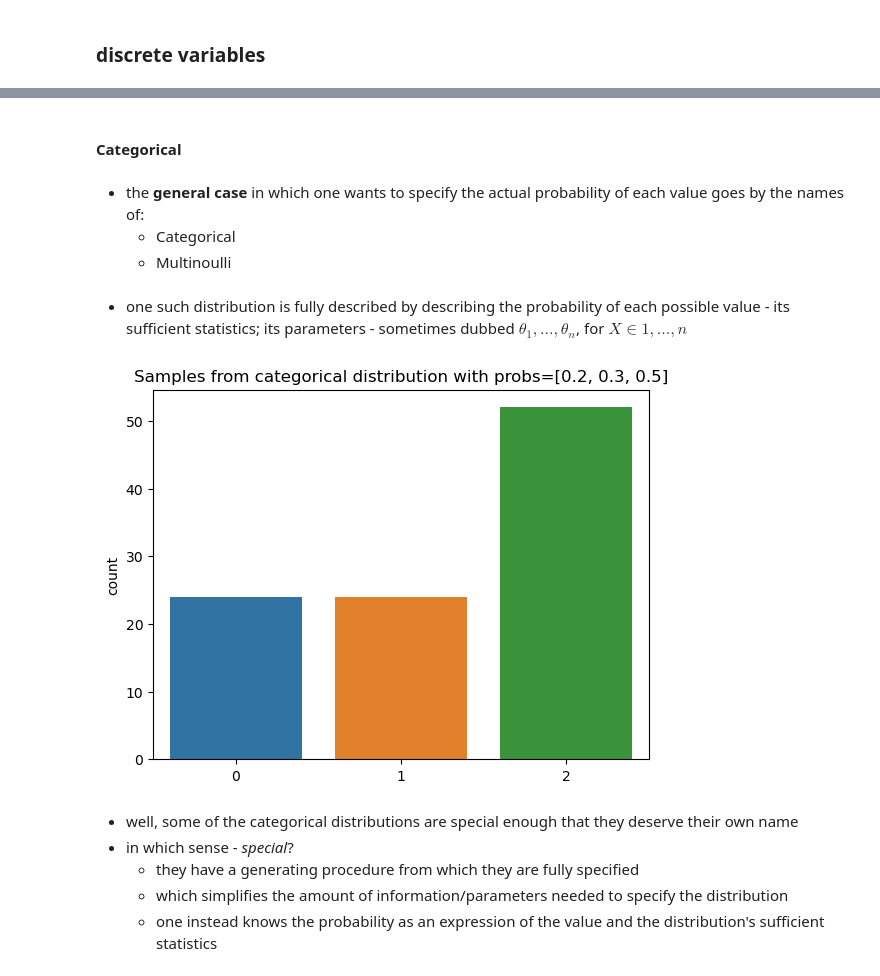
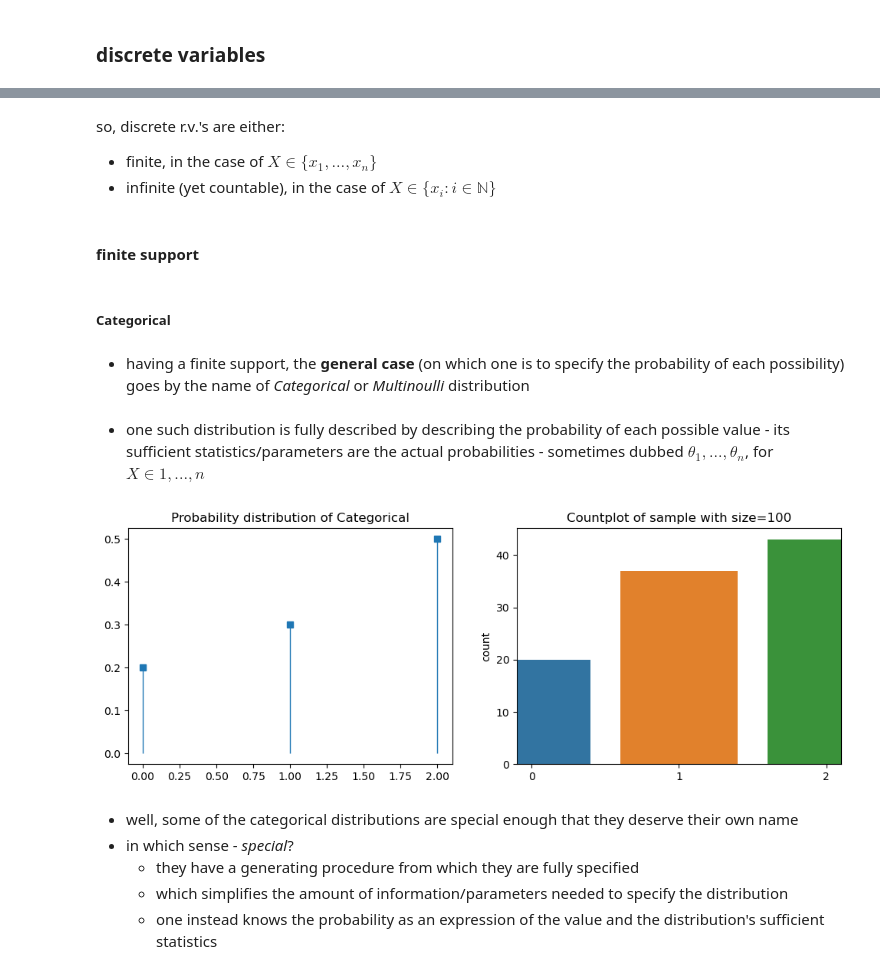
Before and after one commit to emanuelfrazao/ml-diaries, a Jupyter notebook: 23-02-27/probability_distributions.ipynb, the cells around one changed output, grey strips where cells are left out. Saved outputs shown, nothing was run; the diff lists cells and outputs as text; code cells hidden in the pictures.

```diff
--- a/23-02-27/probability_distributions.ipynb
+++ b/23-02-27/probability_distributions.ipynb
@@ -35,3 +25,36 @@ def get_support_values(constraint: Constraint, steps: int = 100) -> torch.Tensor
+# %%
+def plot_distribution(distribution: dist.Distribution, support: list, ax:plt.Axes = None):
+
+    probabilities = distribution.log_prob(torch.tensor(support)).exp().numpy()
+
+    ax = ax or plt.gca()
+    ax.set_title(f"Probability distribution of {distribution.__class__.__name__}")
+    ax.plot(support, probabilities, 's')
+    ax.vlines(support, 0, probabilities, lw=1)
+
+def countplot_of_sample(distribution: dist.Distribution, size: int = 100, ax:plt.Axes = None):
+    sample = distribution.sample((size,)).numpy()
+
+    ax = ax or plt.gca()
+    ax.set_title(f"Countplot of sample with size={size}")
+    sns.countplot(x=sample, ax=ax)
+
+def histogram_of_sample(distribution: dist.Distribution, size: int = 100, ax:plt.Axes = None):
+    sample = distribution.sample((size,)).numpy()
+
+    ax = ax or plt.gca()
+    ax.set_title(f"Histogram of sample with size={size}")
+    sns.histplot(x=sample, ax=ax, stat="density", kde=True)
+
+
+def picture_distribution(distribution: dist.Distribution, support: list, discrete: bool, ax:plt.Axes = None):
+
+    sample_plotting = countplot_of_sample if discrete else histogram_of_sample
+
+    fig, (ax1, ax2) = plt.subplots(1, 2, figsize=(12, 4))
+    plot_distribution(distribution, support, ax=ax1)
+    sample_plotting(distribution, ax=ax2)
+    ax2.set_xlim(ax1.get_xlim())
 # %% [markdown]
 ## probability distributions
 # %% [markdown]
@@ -65,17 +102,20 @@ so, discrete r.v.'s may always be specified by a finite table of the form $x_i \
+# %% [markdown]
+so, discrete r.v.'s are either:
+* finite, in the case of $X \in \{x_1, \dots, x_n\}$
+* infinite (yet countable), in the case of $X \in \{x_i: i \in \mathbb{N}\}$
+# %% [markdown]
+#### finite support
 # %% [markdown]
-#### **Categorical**
+##### **Categorical**
 # %% [markdown]
-* the **general case** in which one wants to specify the actual probability of each value goes by the names of:
-    * Categorical
-    * Multinoulli
+* having a finite support, the **general case** (on which one is to specify the probability of each possibility) goes by the name of _Categorical_ or _Multinoulli_ distribution
 # %% [markdown]
-* one such distribution is fully described by describing the probability of each possible value - its sufficient statistics; its parameters - sometimes dubbed $\theta_1, ..., \theta_n$, for $X \in {1, ..., n}$
+* one such distribution is fully described by describing the probability of each possible value - its sufficient statistics/parameters are the actual probabilities - sometimes dubbed $\theta_1, ..., \theta_n$, for $X \in {1, ..., n}$
 # %%
 X_cat = dist.Categorical(probs=tensor([0.2, 0.3, 0.5]))
-ax = sns.countplot(x=X_cat.sample((100,)).numpy());
-ax.set_title("Samples from categorical distribution with probs=[0.2, 0.3, 0.5]");
+picture_distribution(X_cat, [0, 1, 2], discrete=True)
 # %% [output]
-[figure, old version]
+[figure, new version]
 # %% [markdown]
 * well, some of the categorical distributions are special enough that they deserve their own name
 * in which sense - _special_?
```
Also changed, not shown: parts of 45 cells of this notebook, 2 other files.
